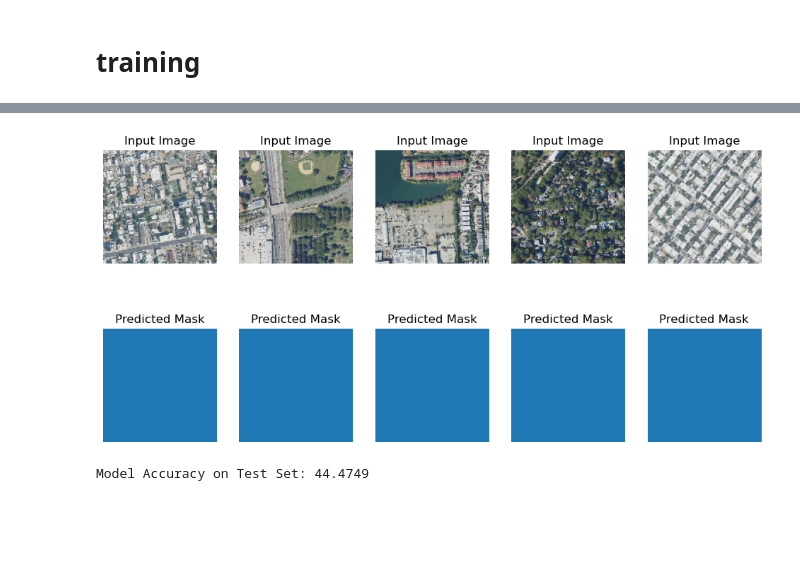
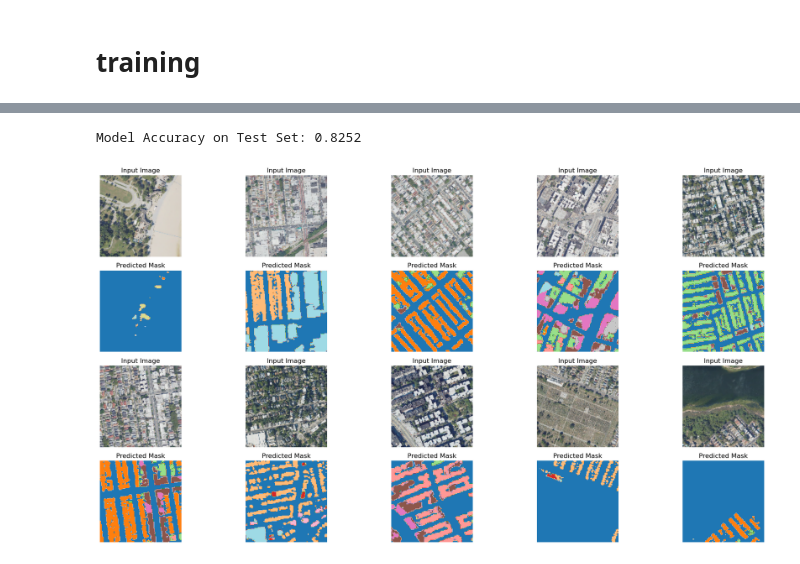
Before and after one commit to matzefit/AIBuildingFunctionPredicition, a Jupyter notebook: training.ipynb, the cells around one changed output, grey strips where cells are left out. Saved outputs shown, nothing was run; the diff lists cells and outputs as text; code cells hidden in the pictures; blank space fills up the shorter version.

Commit message:
updated model, ran training, succesful imoplementation

```diff
--- a/training.ipynb
+++ b/training.ipynb
@@ -264,14 +293,13 @@ Total trainable parameters in U-Net model: 17268043
 # %%
 # Assuming the UNet and CustomDataset have been defined as previously described
 
-device = torch.device("cuda" if torch.cuda.is_available() else "cpu")
 
-model = UNet(n_channels=3, n_classes=11).to(device)
+model = UNet(n_channels=3, n_classes=12).to(device)  # Adjusted to include 12 classes
 criterion = nn.CrossEntropyLoss()  # Suitable for classification with multiple classes
 optimizer = AdamW(model.parameters(), lr=1e-3)
 scheduler = ExponentialLR(optimizer, gamma=0.95)
 # %%
-num_epochs = 5
+num_epochs = 20
 scaler = GradScaler()
 
 train_losses = []
@@ -290,7 +318,7 @@ for epoch in range(num_epochs):
 
         with autocast():
             outputs = model(inputs)
-            print("Unique labels in batch:", torch.unique(labels))
+            # print("Unique labels in batch:", torch.unique(labels))
             loss = criterion(outputs, labels)
 
         scaler.scale(loss).backward()
@@ -301,7 +329,8 @@ for epoch in range(num_epochs):
         total += inputs.size(0)
 
         # Reporting per iteration
-        print(f"Epoch {epoch+1}, {100. * (i + 1) / len(train_loader):.2f}% complete, Loss: {loss.item():.4f}")
+        if (i + 1) % 5 == 0:
+            print(f"Epoch {epoch+1}, {100. * (i + 1) / len(train_loader):.2f}% complete, Loss: {loss.item():.4f}")
 
 
     # Validation phase
@@ -349,52 +392,69 @@ test_loader = val_loader
 # %%
 import numpy as np
 import matplotlib.pyplot as plt
+import torch
 
-def evaluate_and_visualize(model, device, test_loader, num_visualizations=5):
+test_loader = val_loader  # Assuming 'val_loader' is your validation dataset loader
+
+def visualize_random_images(model, device, test_loader, num_visualizations=10):
     model.eval()
+    images_to_visualize = []
     running_corrects = 0
     total_pixels = 0
-    visualized_samples = 0
 
     with torch.no_grad():
         for images, masks in test_loader:
             images, masks = images.to(device), masks.to(device)
 
             # Forward pass
             outputs = model(images)
             _, preds = torch.max(outputs, 1)
 
             # Calculate accuracy
             running_corrects += torch.sum(preds == masks)
-            total_pixels += masks.nelement()
+            total_pixels += masks.numel()
 
-            # Visualization logic
-            if visualized_samples < num_visualizations:
-                plt.figure(figsize=(12, 6))
-                for idx in range(images.size(0)):
-                    if visualized_samples >= num_visualizations:
-                        break
-                    plt.subplot(2, num_visualizations, visualized_samples + 1)
-                    img = images[idx].cpu().permute(1, 2, 0)
-                    img = img * torch.tensor([0.229, 0.224, 0.225]) + torch.tensor([0.485, 0.456, 0.406])
-                    plt.imshow(img.clip(0, 1))
-                    plt.title("Input Image")
-                    plt.axis("off")
+            # Collect images and predictions
+            images_to_visualize.extend([(images[i].cpu(), preds[i].cpu()) for i in range(images.size(0))])
 
-                    plt.subplot(2, num_visualizations, num_visualizations + visualized_samples + 1)
-                    plt.imshow(preds[idx].cpu(), cmap='tab20', interpolation='nearest')
-                    plt.title("Predicted Mask")
-                    plt.axis("off")
-
-                    visualized_samples += 1
-                plt.show()
+            if len(images_to_visualize) >= num_visualizations:
+                break
 
     # Calculate and print overall accuracy
     accuracy = running_corrects.double() / total_pixels
     print(f"Model Accuracy on Test Set: {accuracy:.4f}")
 
-# Call the evaluation function
-evaluate_and_visualize(model, device, test_loader)
+    # Shuffle to get random images
+    np.random.shuffle(images_to_visualize)
+    images_to_visualize = images_to_visualize[:num_visualizations]
+
+    # Plotting
+    plt.figure(figsize=(20, 10))  # Adjusted figure size
+    cols = 5  # Five columns for 10 visualizations
+
+    for idx, (img, pred) in enumerate(images_to_visualize):
+        row = 2 * (idx // 5)  # Calculate row based on index, 2 rows of images followed by masks
+
+        # RGB Image
+        plt.subplot(4, cols, row * cols + idx % 5 + 1)
+        img = img.permute(1, 2, 0)
+        img = img * torch.tensor([0.229, 0.224, 0.225]) + torch.tensor([0.485, 0.456, 0.406])
+        img = img.clip(0, 1)
+        plt.imshow(img)
+        plt.title("Input Image")
+        plt.axis("off")
+
+        # Predicted Mask
+        plt.subplot(4, cols, (row + 1) * cols + idx % 5 + 1)
+        plt.imshow(pred, cmap='tab20')
+        plt.title("Predicted Mask")
+        plt.axis("off")
+
+    plt.tight_layout()
+    plt.show()
+
+# Call the visualization function
+visualize_random_images(model, device, test_loader)
 # %% [output]
+Model Accuracy on Test Set: 0.8252
-[figure, old version]
+[figure, new version]
-Model Accuracy on Test Set: 44.4749
```
Also changed, not shown: parts of 8 cells of this notebook, 1 other file.
